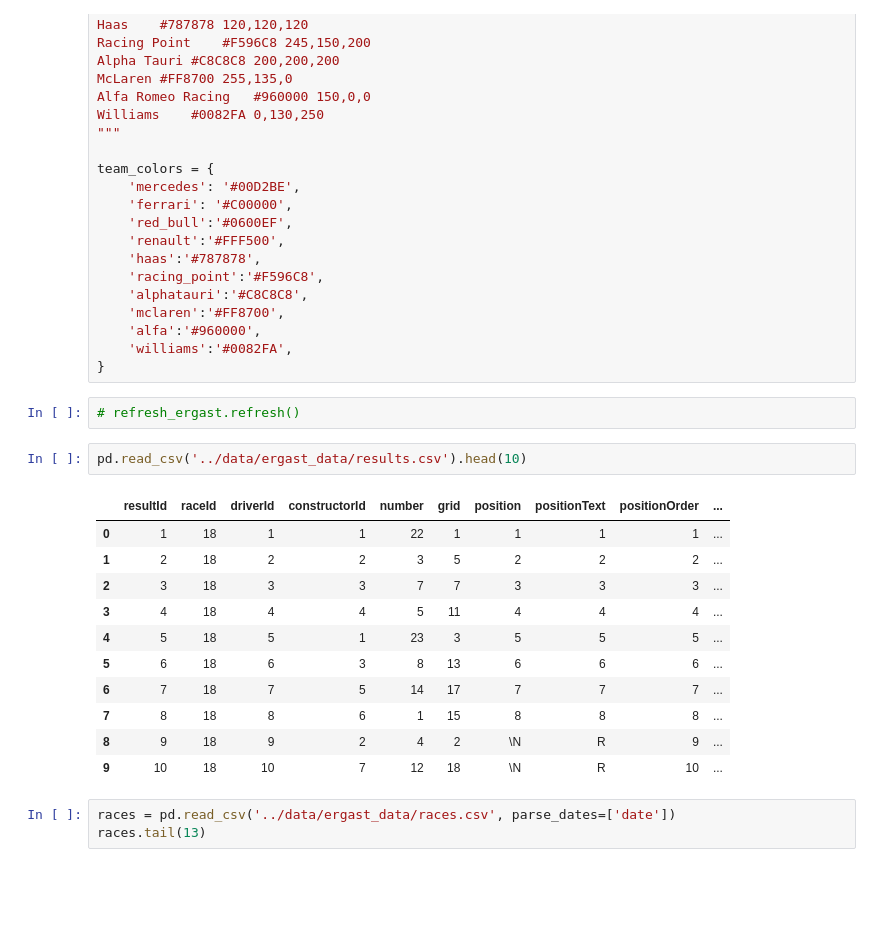
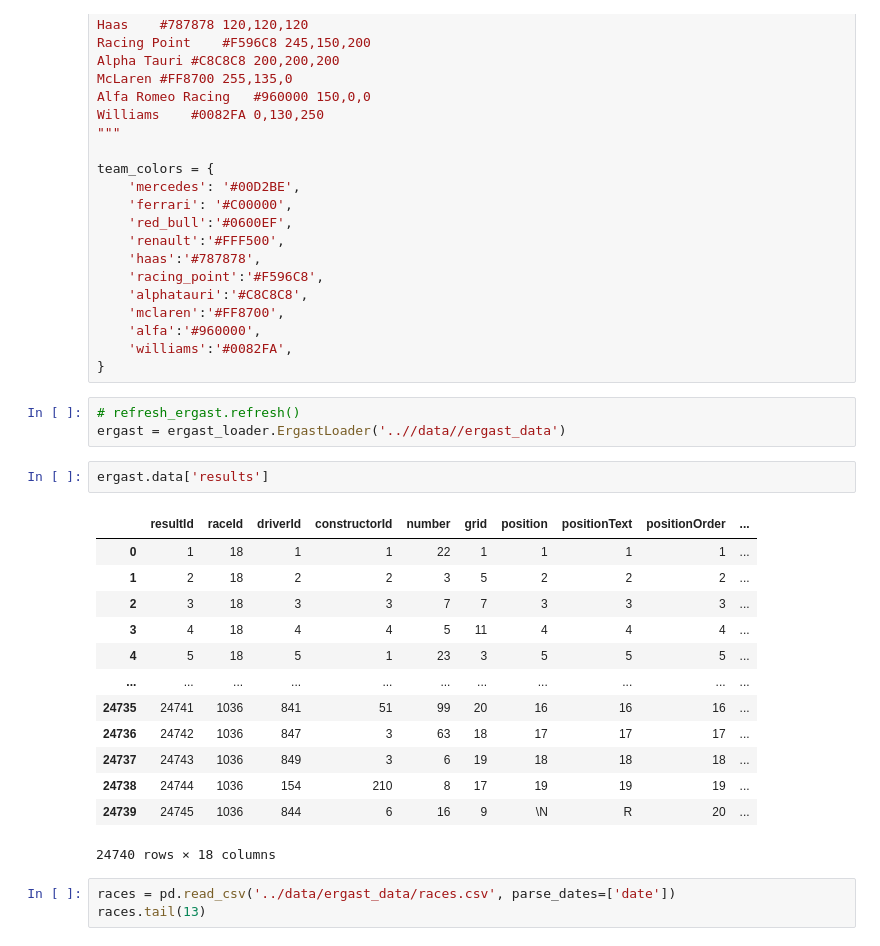
Before and after one commit to luke-bassett/f1-analysis, a Jupyter notebook: f1-analysis/plot_lap_delta_inprog.ipynb, the cells around one changed output. Cells and saved outputs as stored; diff of their text form; blank space fills up the shorter version.

Commit message:
added ErgastLoader class

```diff
--- a/f1-analysis/plot_lap_delta_inprog.ipynb
+++ b/f1-analysis/plot_lap_delta_inprog.ipynb
@@ -36,20 +40,23 @@ team_colors = {
 }
 # %%
 # refresh_ergast.refresh()
+ergast = ergast_loader.ErgastLoader('..//data//ergast_data')
-# %%
-pd.read_csv('../data/ergast_data/results.csv').head(10)
-# %% [output]
-|  | resultId | raceId | driverId | constructorId | number | grid | position | positionText | positionOrder | ... |
-| 0 | 1 | 18 | 1 | 1 | 22 | 1 | 1 | 1 | 1 | ... |
-| 1 | 2 | 18 | 2 | 2 | 3 | 5 | 2 | 2 | 2 | ... |
-| 2 | 3 | 18 | 3 | 3 | 7 | 7 | 3 | 3 | 3 | ... |
-| 3 | 4 | 18 | 4 | 4 | 5 | 11 | 4 | 4 | 4 | ... |
-| 4 | 5 | 18 | 5 | 1 | 23 | 3 | 5 | 5 | 5 | ... |
-| 5 | 6 | 18 | 6 | 3 | 8 | 13 | 6 | 6 | 6 | ... |
-| 6 | 7 | 18 | 7 | 5 | 14 | 17 | 7 | 7 | 7 | ... |
-| 7 | 8 | 18 | 8 | 6 | 1 | 15 | 8 | 8 | 8 | ... |
-| 8 | 9 | 18 | 9 | 2 | 4 | 2 | \N | R | 9 | ... |
-| 9 | 10 | 18 | 10 | 7 | 12 | 18 | \N | R | 10 | ... |
+# %%
+ergast.data['results']
+# %% [output]
+|  | resultId | raceId | driverId | constructorId | number | grid | position | positionText | positionOrder | ... |
+| 0 | 1 | 18 | 1 | 1 | 22 | 1 | 1 | 1 | 1 | ... |
+| 1 | 2 | 18 | 2 | 2 | 3 | 5 | 2 | 2 | 2 | ... |
+| 2 | 3 | 18 | 3 | 3 | 7 | 7 | 3 | 3 | 3 | ... |
+| 3 | 4 | 18 | 4 | 4 | 5 | 11 | 4 | 4 | 4 | ... |
+| 4 | 5 | 18 | 5 | 1 | 23 | 3 | 5 | 5 | 5 | ... |
+| ... | ... | ... | ... | ... | ... | ... | ... | ... | ... | ... |
+| 24735 | 24741 | 1036 | 841 | 51 | 99 | 20 | 16 | 16 | 16 | ... |
+| 24736 | 24742 | 1036 | 847 | 3 | 63 | 18 | 17 | 17 | 17 | ... |
+| 24737 | 24743 | 1036 | 849 | 3 | 6 | 19 | 18 | 18 | 18 | ... |
+| 24738 | 24744 | 1036 | 154 | 210 | 8 | 17 | 19 | 19 | 19 | ... |
+| 24739 | 24745 | 1036 | 844 | 6 | 16 | 9 | \N | R | 20 | ... |
+24740 rows × 18 columns
 # %%
 races = pd.read_csv('../data/ergast_data/races.csv', parse_dates=['date'])
 races.tail(13)
```
Also changed, not shown: parts of 5 cells of this notebook, 2 other files.
